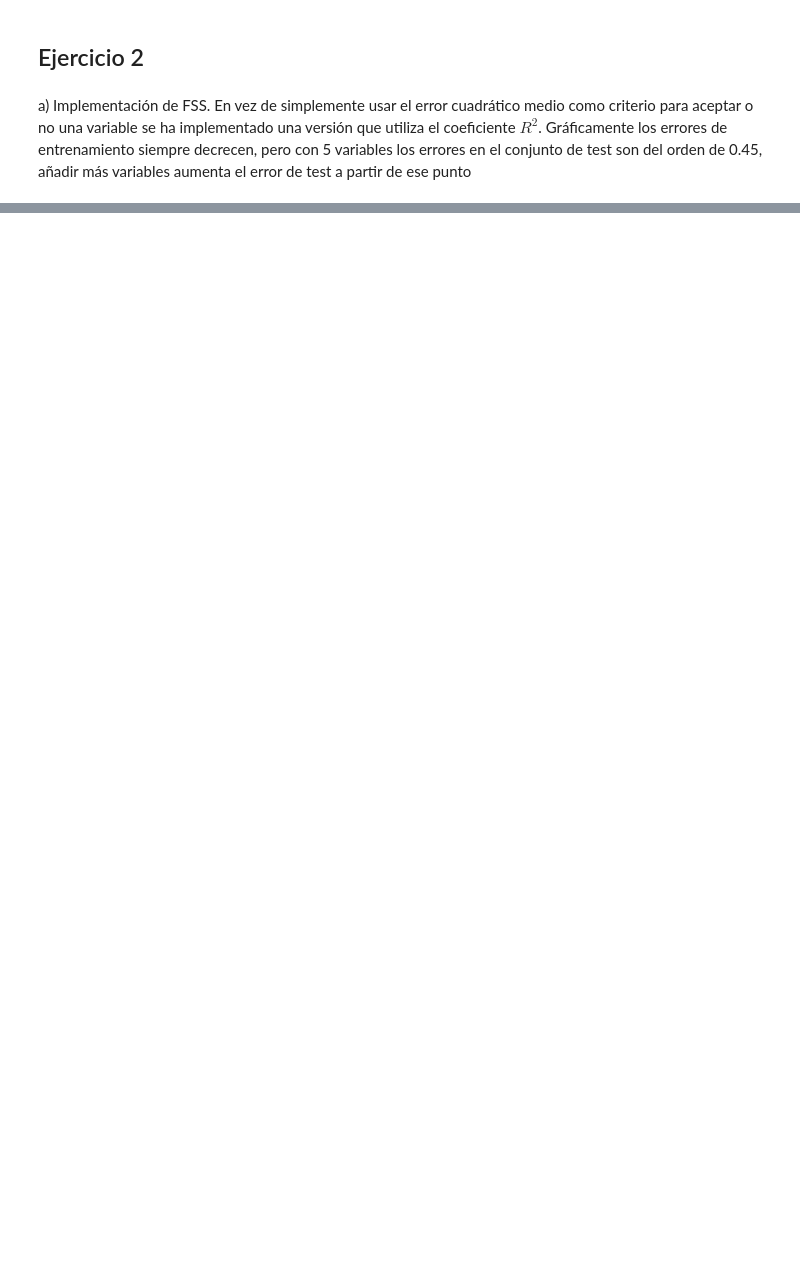
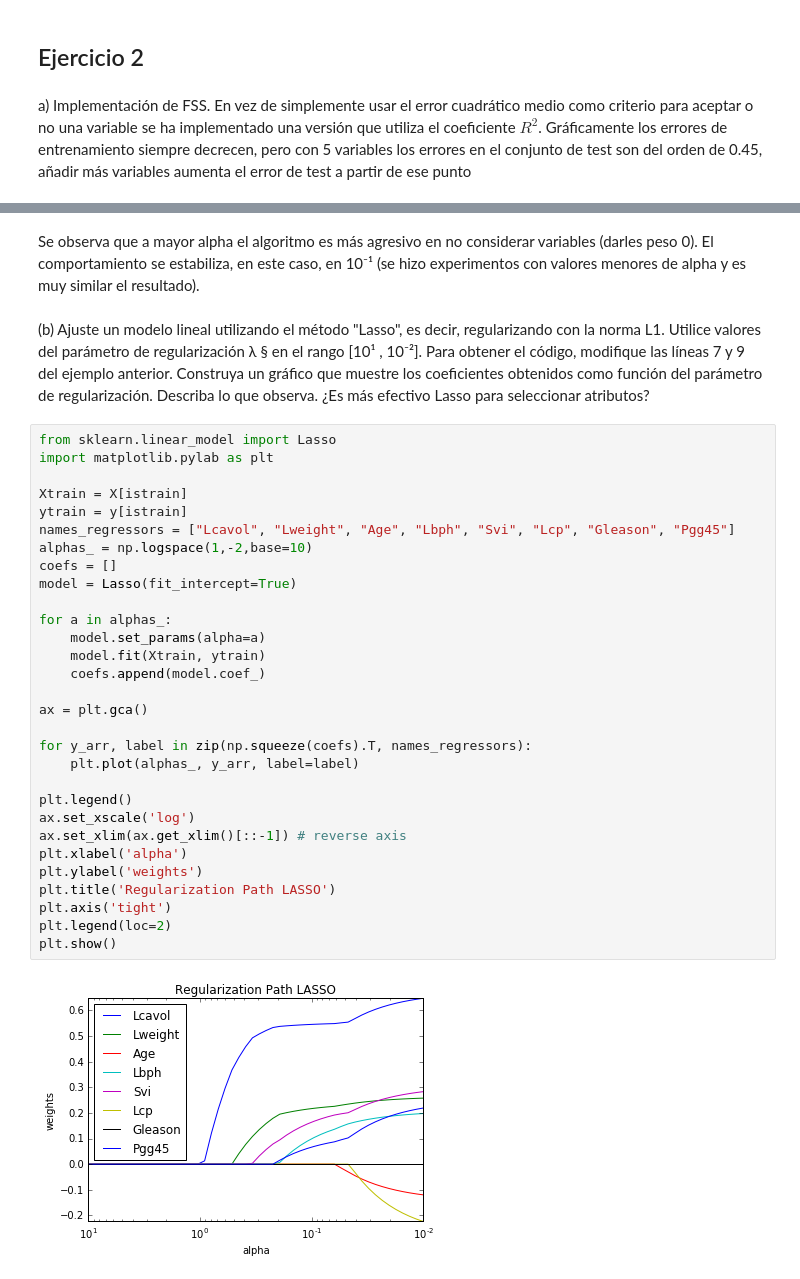
Before and after one commit to asazo/ML, a Jupyter notebook: tarea1/tarea1.ipynb, the cells around one changed output, grey strips where cells are left out. Saved outputs shown, nothing was run; the diff lists cells and outputs as text; blank space fills up the shorter version.

```diff
--- a/tarea1/tarea1.ipynb
+++ b/tarea1/tarea1.ipynb
@@ -249,0 +288,37 @@ totalvars=9, R^2 = 0.694371
+# %% [markdown]
+Se observa que a mayor alpha el algoritmo es más agresivo en no considerar variables (darles peso 0). El comportamiento se estabiliza, en este caso, en 10⁻¹ (se hizo experimentos con valores menores de alpha y es muy similar el resultado).
+# %% [markdown]
+(b) Ajuste un modelo lineal utilizando el método "Lasso", es decir, regularizando con la norma L1. Utilice
+valores del parámetro de regularización λ § en el rango [10¹ , 10⁻²]. Para obtener el código, modifique las lı́neas 7 y 9 del ejemplo anterior. Construya un gráfico que muestre los coeficientes obtenidos como función del parámetro de regularización. Describa lo que observa. ¿Es más efectivo Lasso para seleccionar atributos?
+# %%
+from sklearn.linear_model import Lasso
+import matplotlib.pylab as plt
+
+Xtrain = X[istrain]
+ytrain = y[istrain]
+names_regressors = ["Lcavol", "Lweight", "Age", "Lbph", "Svi", "Lcp", "Gleason", "Pgg45"]
+alphas_ = np.logspace(1,-2,base=10)
+coefs = []
+model = Lasso(fit_intercept=True)
+
+for a in alphas_:
+    model.set_params(alpha=a)
+    model.fit(Xtrain, ytrain)
+    coefs.append(model.coef_)
+
+ax = plt.gca()
+
+for y_arr, label in zip(np.squeeze(coefs).T, names_regressors):
+    plt.plot(alphas_, y_arr, label=label)
+
+plt.legend()
+ax.set_xscale('log')
+ax.set_xlim(ax.get_xlim()[::-1]) # reverse axis
+plt.xlabel('alpha')
+plt.ylabel('weights')
+plt.title('Regularization Path LASSO')
+plt.axis('tight')
+plt.legend(loc=2)
+plt.show()
+# %% [output]
+[figure, added]
```
Also changed, not shown: parts of 16 cells of this notebook, 1 other file.
